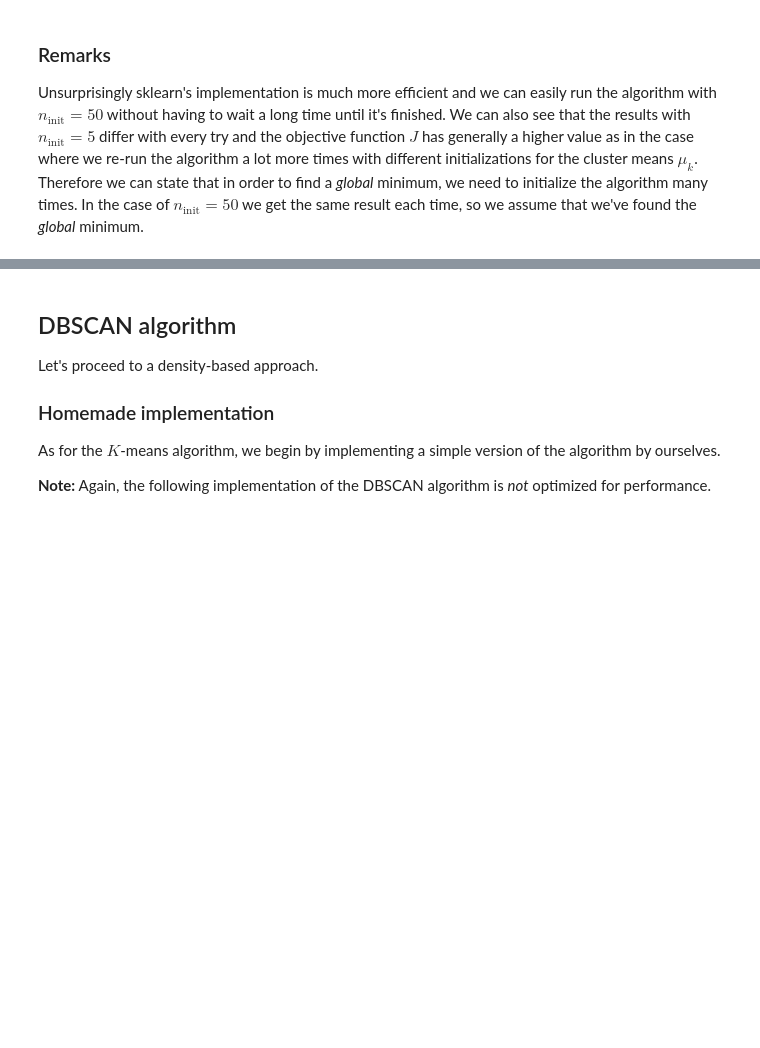
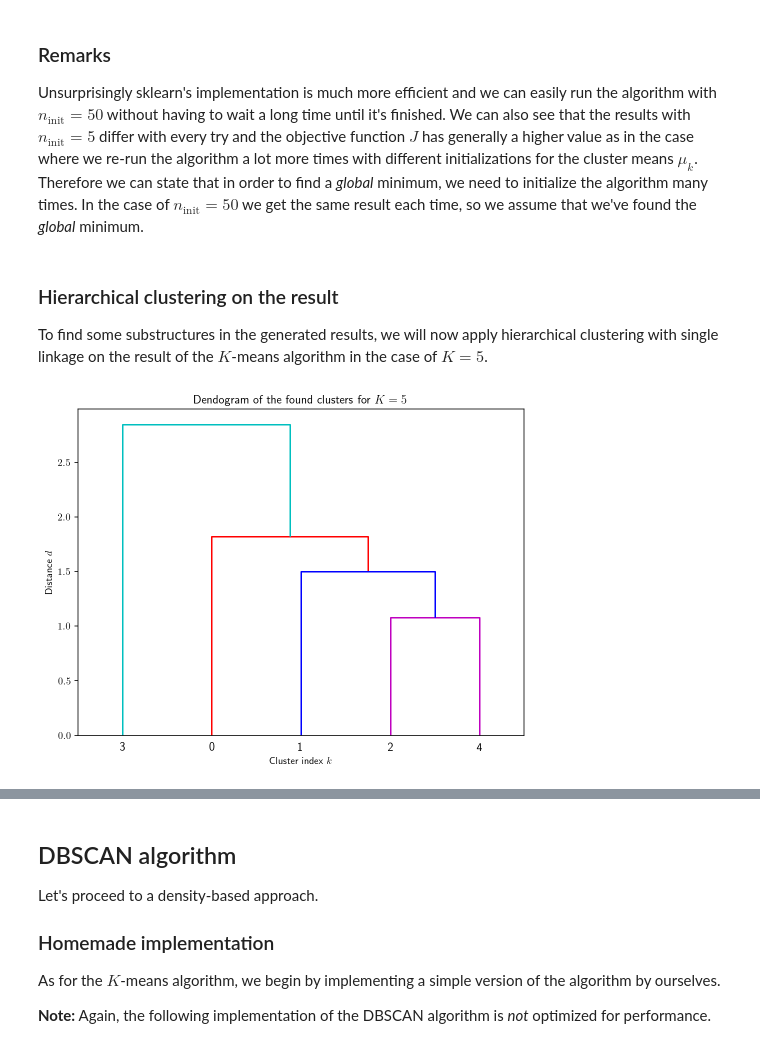
Before and after one commit to jammartin/h-r-clustering, a Jupyter notebook: h-r-clustering.ipynb, the cells around one changed output, grey strips where cells are left out. Drawn from its saved outputs; the diff is of its cells as text; code cells hidden in the pictures; blank space fills up the shorter version.

Commit message:
Updated dpi in pkg and added dendogram to notebook

```diff
--- a/h-r-clustering.ipynb
+++ b/h-r-clustering.ipynb
@@ -245,3 +245,25 @@ Wall time: 20.7 s
 ### Remarks
 
 Unsurprisingly sklearn's implementation is much more efficient and we can easily run the algorithm with $n_{\text{init}} = 50$ without having to wait a long time until it's finished. We can also see that the results with $n_{\text{init}} = 5$ differ with every try and the objective function $J$ has generally a higher value as in the case where we re-run the algorithm a lot more times with different initializations for the cluster means $\mu_k$. Therefore we can state that in order to find a *global* minimum, we need to initialize the algorithm many times. In the case of $n_{\text{init}} = 50$ we get the same result each time, so we assume that we've found the *global* minimum.
+# %% [markdown]
+### Hierarchical clustering on the result
+
+To find some substructures in the generated results, we will now apply hierarchical clustering with single linkage on the result of the $K$-means algorithm in the case of $K = 5$.
+# %%
+from scipy.cluster import hierarchy
+
+lnkg_matrix = hierarchy.linkage(k_means.means, method='single', metric='euclidean')
+
+plt.figure(figsize=(8, 6))
+plt.title(r"Dendogram of the found clusters for $K = 5$")
+colors = plt.rcParams['axes.prop_cycle'].by_key()['color']
+# ordering colors according to clusters found by k-means
+leaves = hierarchy.dendrogram(lnkg_matrix, no_plot=True)['leaves']
+color_lookup = [colors[k] for k in list(reversed(leaves))[1:]]
+# plot
+hierarchy.dendrogram(lnkg_matrix, link_color_func=lambda k: color_lookup[k-len(leaves)])
+plt.xlabel(r"Cluster index $k$")
+plt.ylabel(r"Distance $d$")
+plt.show()
+# %% [output]
+[figure, added]
```
Also changed, not shown: parts of 7 cells of this notebook, 3 other files.
